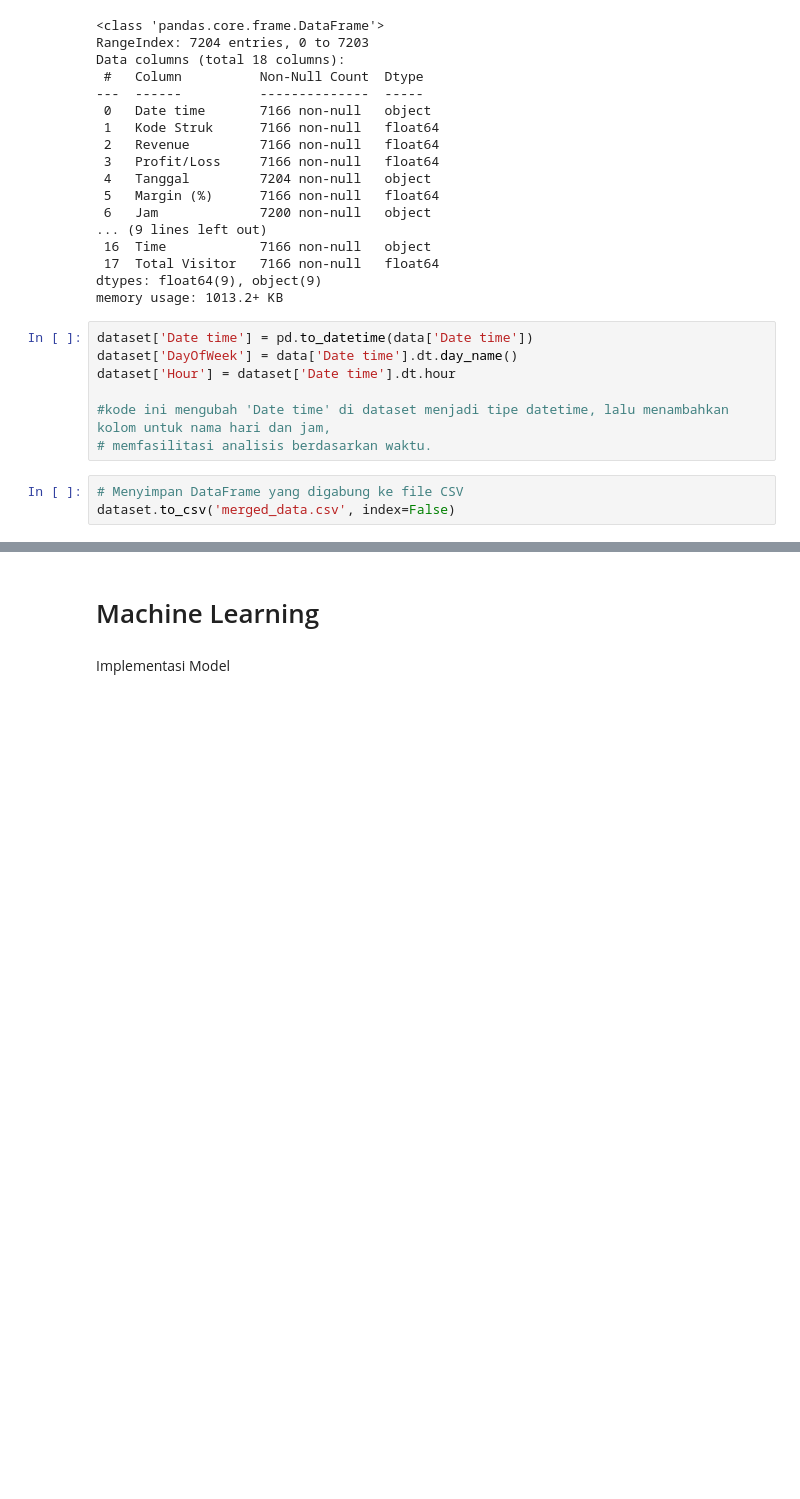
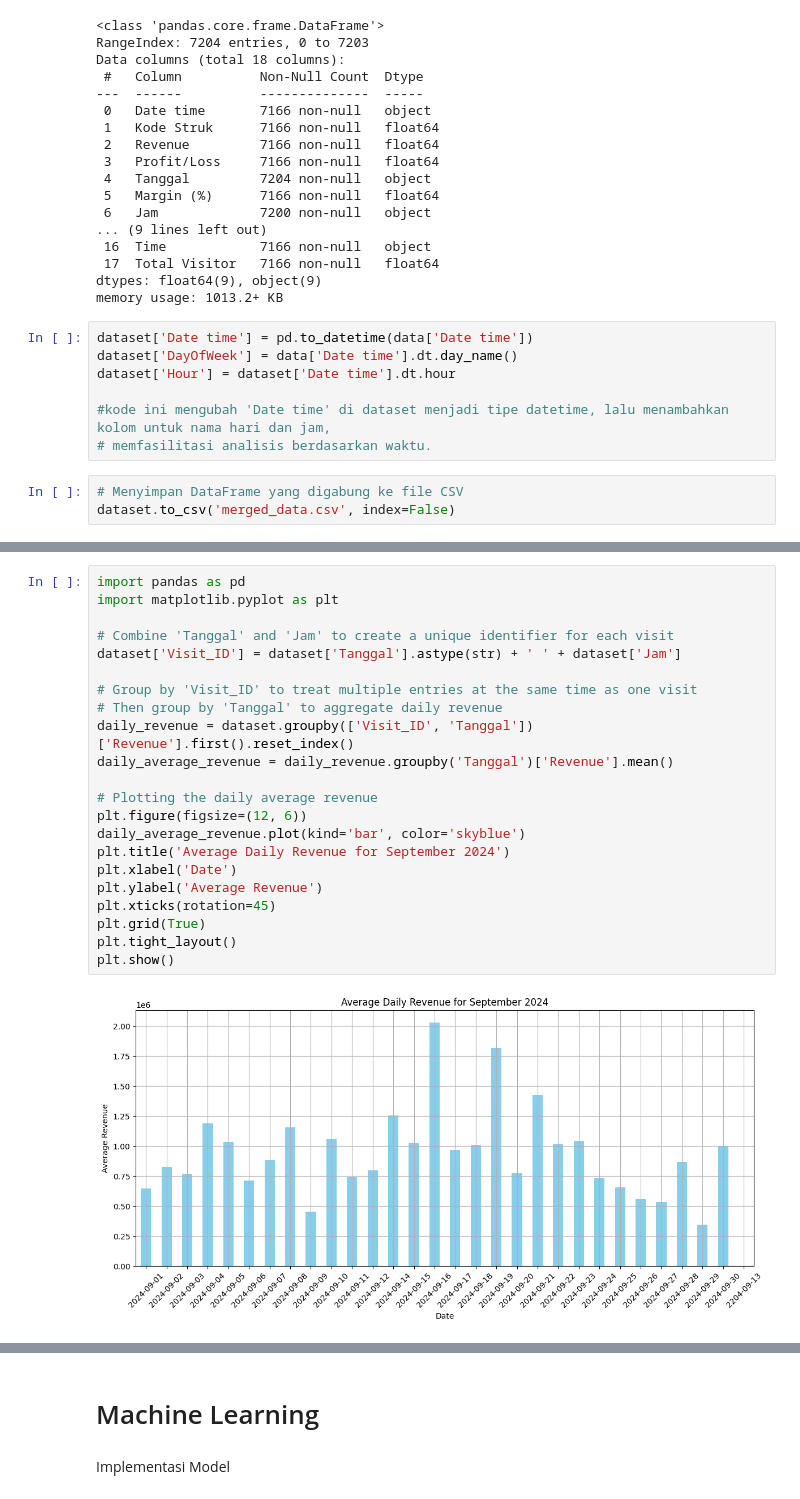
Before and after one commit to bilavz/analisis-data-merak, a Jupyter notebook: Analisis_dan_Prediksi_Data_Merak.ipynb, the cells around one changed output, grey strips where cells are left out. Cells and saved outputs as stored; diff of their text form; blank space fills up the shorter version.

```diff
--- a/Analisis_dan_Prediksi_Data_Merak.ipynb
+++ b/Analisis_dan_Prediksi_Data_Merak.ipynb
@@ -431,0 +451,24 @@ dataset.to_csv('merged_data.csv', index=False)
+# %%
+import pandas as pd
+import matplotlib.pyplot as plt
+
+# Combine 'Tanggal' and 'Jam' to create a unique identifier for each visit
+dataset['Visit_ID'] = dataset['Tanggal'].astype(str) + ' ' + dataset['Jam']
+
+# Group by 'Visit_ID' to treat multiple entries at the same time as one visit
+# Then group by 'Tanggal' to aggregate daily revenue
+daily_revenue = dataset.groupby(['Visit_ID', 'Tanggal'])['Revenue'].first().reset_index()
+daily_average_revenue = daily_revenue.groupby('Tanggal')['Revenue'].mean()
+
+# Plotting the daily average revenue
+plt.figure(figsize=(12, 6))
+daily_average_revenue.plot(kind='bar', color='skyblue')
+plt.title('Average Daily Revenue for September 2024')
+plt.xlabel('Date')
+plt.ylabel('Average Revenue')
+plt.xticks(rotation=45)
+plt.grid(True)
+plt.tight_layout()
+plt.show()
+# %% [output]
+[figure, added]
```
Also changed, not shown: parts of 9 cells of this notebook.
